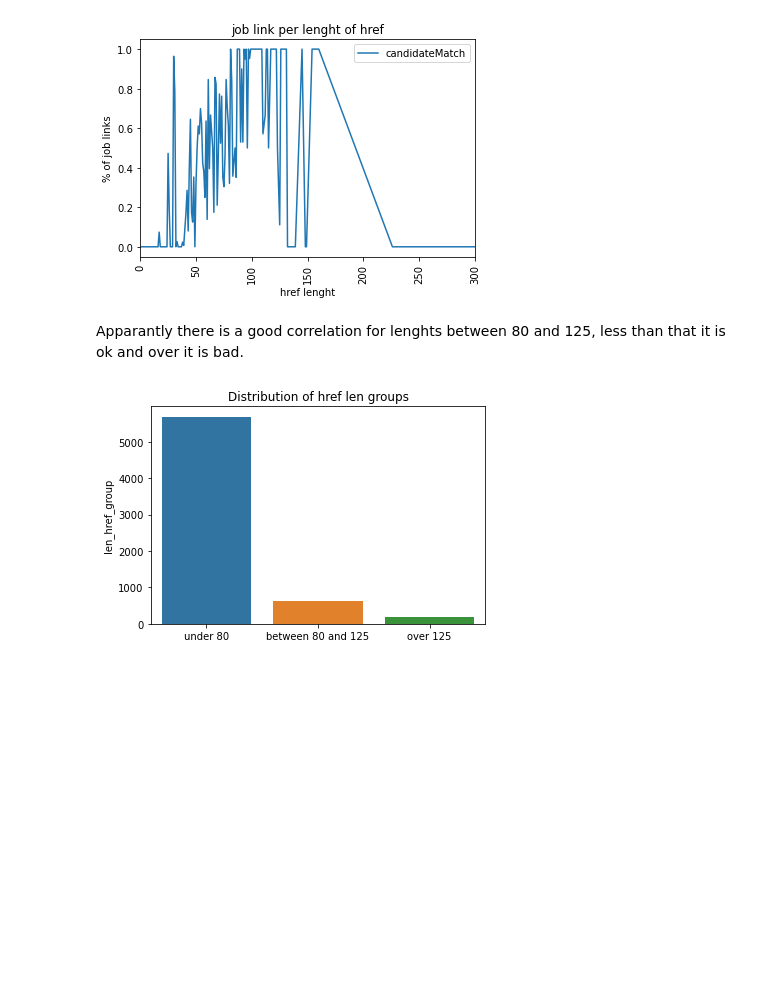
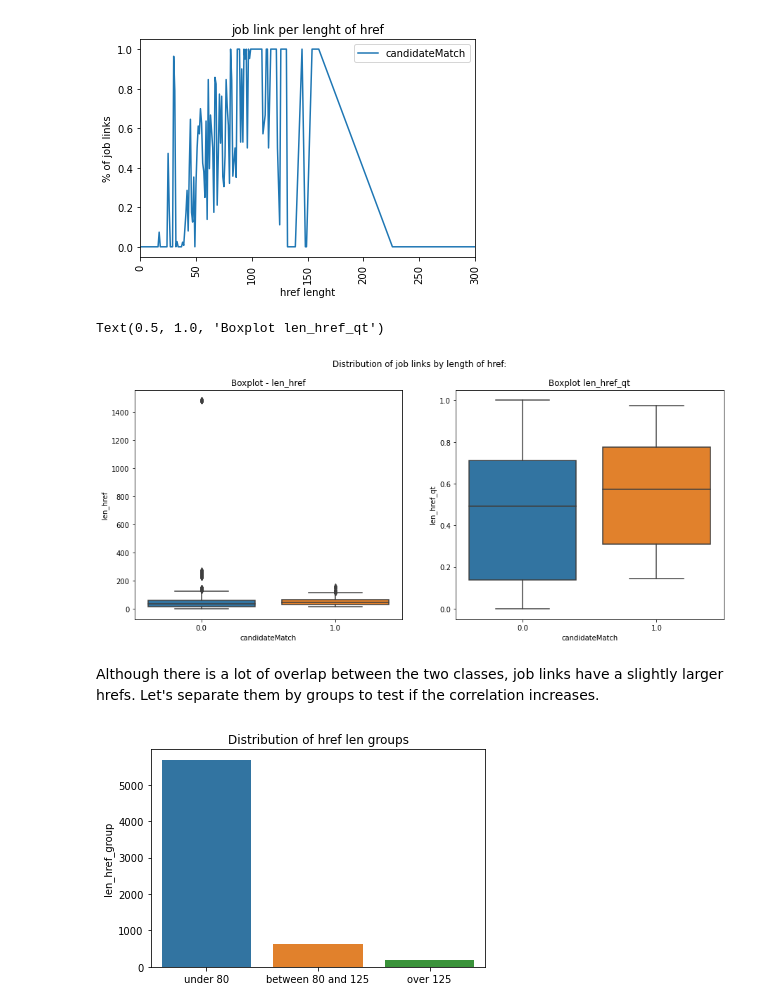
Before and after one commit to tikoponde/classifying-job-links, a Jupyter notebook: FJGH EDA.ipynb, the cells around one changed output. Drawn from its saved outputs; the diff is of its cells as text; code cells hidden in the pictures; blank space fills up the shorter version.

Commit message:
Updating to final version.
Now we have adjusted everything to start documenting the project.

```diff
--- a/FJGH EDA.ipynb
+++ b/FJGH EDA.ipynb
@@ -374,8 +401,19 @@ plt.show()
 # %% [output]
 <Figure size 648x432 with 0 Axes>
 [figure]
-# %% [markdown]
-Apparantly there is a good correlation for lenghts between 80 and 125, less than that it is ok and over it is bad.
+# %%
+fig, axes = plt.subplots(1, 2, figsize=(15, 6))
+
+fig.suptitle('Distribution of job links by length of href:')
+
+sns.boxplot(ax=axes[0], x='candidateMatch', y='len_href', data=df).set_title('Boxplot - len_href')
+
+sns.boxplot(ax=axes[1], x='candidateMatch', y='len_href_qt', data=df).set_title('Boxplot len_href_qt')
+# %% [output]
+Text(0.5, 1.0, 'Boxplot len_href_qt')
+[figure, added]
+# %% [markdown]
+Although there is a lot of overlap between the two classes, job links have a slightly larger hrefs. Let's separate them by groups to test if the correlation increases.
 # %%
 df['len_href_group'] = np.where(df['len_href']<80,'under 80',
                                 np.where(df['len_href']<=125,'between 80 and 125',
```
Also changed, not shown: parts of 23 cells of this notebook, 5 other files.
